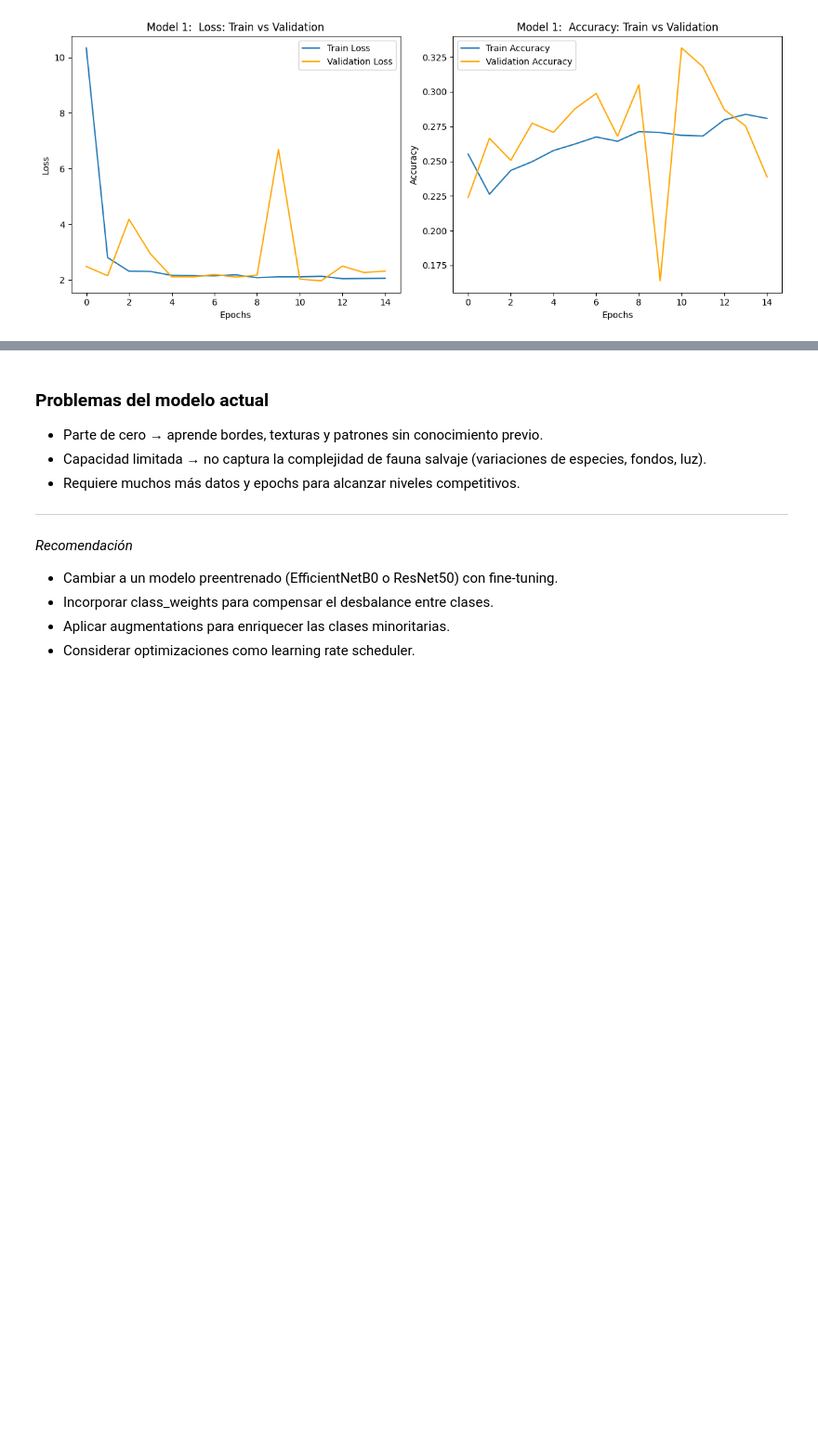
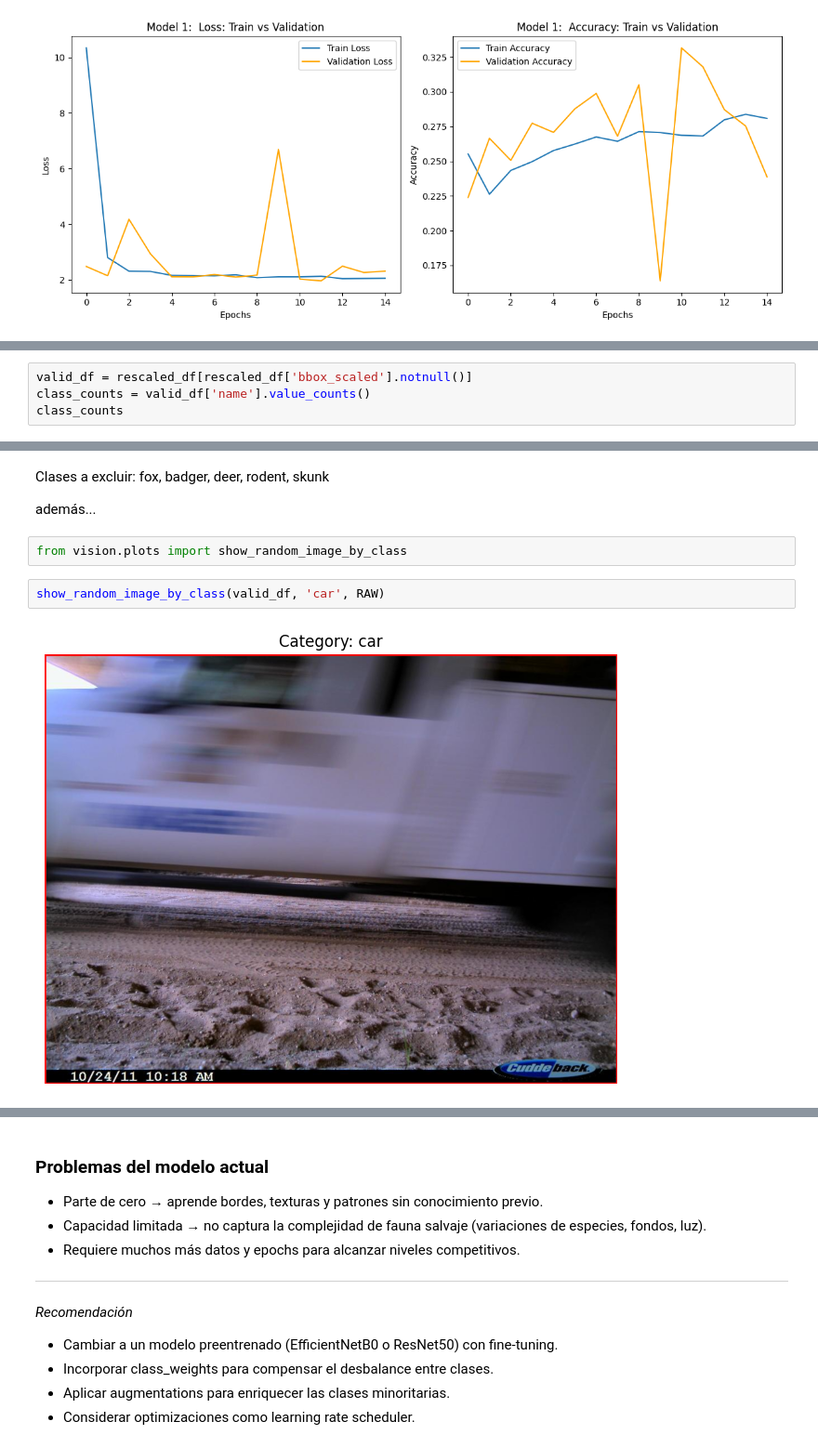
Before and after one commit to Raulinho-A/wildlife-vision, a Jupyter notebook: notebooks/2.0-raa-train-model.ipynb, the cells around one changed output, grey strips where cells are left out. Shown at 93% size. Drawn from its saved outputs; the diff is of its cells as text; blank space fills up the shorter version.

```diff
--- a/notebooks/2.0-raa-train-model.ipynb
+++ b/notebooks/2.0-raa-train-model.ipynb
@@ -216,0 +297,4 @@ Diagnóstico
+# %%
+valid_df = rescaled_df[rescaled_df['bbox_scaled'].notnull()]
+class_counts = valid_df['name'].value_counts()
+class_counts
@@ -216,0 +350,10 @@ Diagnóstico
+# %% [markdown]
+Clases a excluir: fox, badger, deer, rodent, skunk
+
+además...
+# %%
+from vision.plots import show_random_image_by_class
+# %%
+show_random_image_by_class(valid_df, 'car', RAW)
+# %% [output]
+[figure, added]
```
Also changed, not shown: parts of 40 cells of this notebook, 5 other files.
